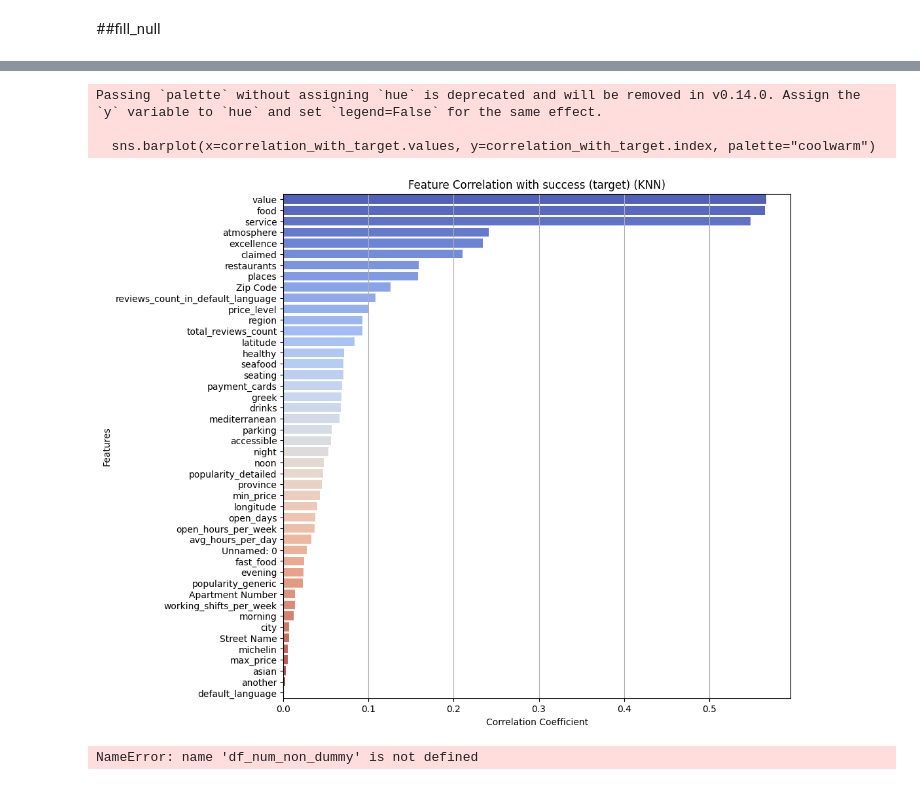
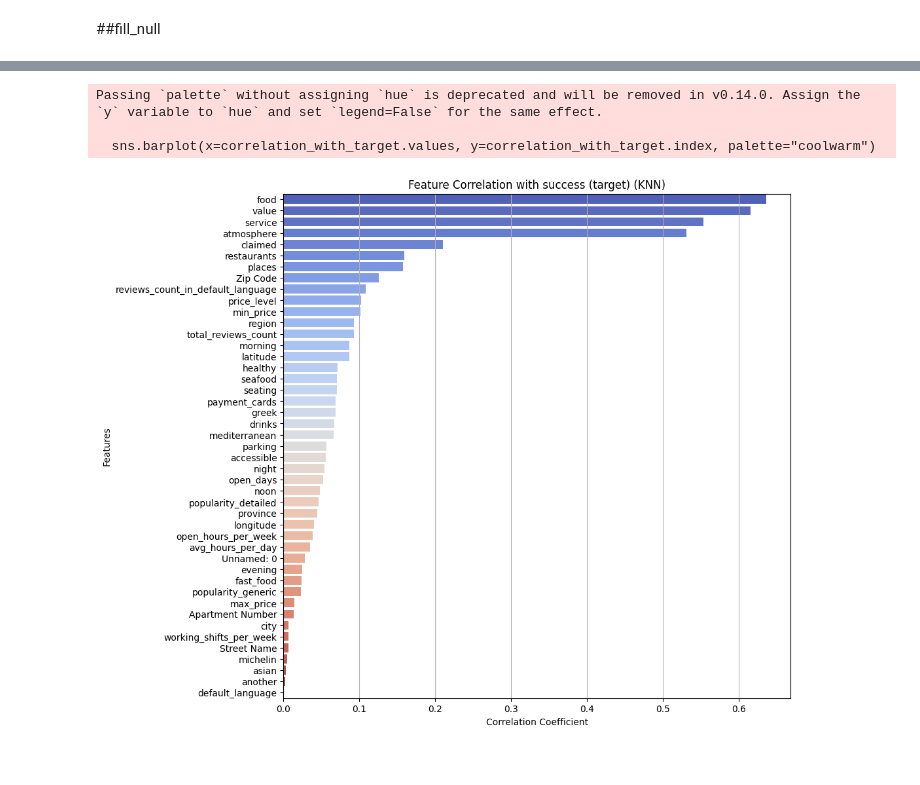
Before and after one commit to yeshurunlevi/popularity-of-restaurants-in-Greece, a Jupyter notebook: popularity_of_restaurants_in_Greece.ipynb, the cells around one changed output, grey strips where cells are left out. Saved outputs shown, nothing was run; the diff lists cells and outputs as text; code cells hidden in the pictures.

```diff
--- a/popularity_of_restaurants_in_Greece.ipynb
+++ b/popularity_of_restaurants_in_Greece.ipynb
@@ -383,4 +382,4 @@ import matplotlib.pyplot as plt
 from scipy.stats import zscore, ks_2samp
 from sklearn.preprocessing import LabelEncoder
 
-df3 = pd.read_csv(r'/content/drive/MyDrive/Trip Advisor EU restaurants /tripadvisor_european_restaurants_1.csv')
+df3 = pd.read_csv(r'/content/drive/MyDrive/Trip Advisor EU restaurants /tripadvisor_european_restaurants_1.csv', index_col=False)
@@ -386,0 +408,8 @@ df3 = pd.read_csv(r'/content/drive/MyDrive/Trip Advisor EU restaurants /tripadvi
+# %%
+continuous_columns = ['latitude', 'longitude', 'open_hours_per_week', 'working_shifts_per_week', 'total_reviews_count', 'reviews_count_in_default_language',
+                      'restaurants', 'places', 'open_days', 'avg_hours_per_day', 'min_price', 'max_price']
+categorial_columns = [col for col in df3.columns if col not in  Continuous_columns]
+df_continuous = df3[Continuous_columns]
+df_cat = df3[categorial_columns]
+# %%
+df3[categorial_columns] = df3[categorial_columns].astype("category")
@@ -454,50 +641,43 @@ Passing `palette` without assigning `hue` is deprecated and will be removed in v
+# %%
+from sklearn.experimental import enable_iterative_imputer
+from sklearn.impute import IterativeImputer
+
+# Define the MICE imputer
+mice_imputer = IterativeImputer(max_iter=10, random_state=42)
+
+# Apply imputation
+df5 = pd.DataFrame(mice_imputer.fit_transform(df4), columns=df4.columns)
+
+# Convert binary columns back to 0/1
+#df5[binary_cols] = df5[binary_cols].round().astype(int)
+
+#for col in round_cols:
+#    df5[col] = [round_to_half(i) for i in df5[col]]
 # %%
 # Sample 10,000 random rows
 #df_sampled = df3.sample(n=15_000, random_state=42)
 
 # Define target column name (change this to your actual target column)
 target_column = "success (target)"
 
 # Compute correlation of all features with the target
-correlation_with_target = df4.corr()[target_column].drop(target_column)  # Exclude self-correlation
+correlation_with_target = df5.corr()[target_column].drop(target_column)  # Exclude self-correlation
 
 # Sort correlations by absolute value (optional, for better visualization)
 correlation_with_target = correlation_with_target.abs().sort_values(ascending=False)
 
 # Plot the correlations
 plt.figure(figsize=(10, 10))
 sns.barplot(x=correlation_with_target.values, y=correlation_with_target.index, palette="coolwarm")
 plt.xlabel("Correlation Coefficient")
 plt.ylabel("Features")
 plt.title(f"Feature Correlation with {target_column} (KNN)")
 plt.grid(axis="x")
 
 # Show the plot
 plt.show()
 # %% [output]
 Passing `palette` without assigning `hue` is deprecated and will be removed in v0.14.0. Assign the `y` variable to `hue` and set `legend=False` for the same effect.
 
   sns.barplot(x=correlation_with_target.values, y=correlation_with_target.index, palette="coolwarm")
-[figure, old version]
+[figure, new version]
-# %%
-def outliers_df(df):
-    total_outliers = pd.DataFrame(columns={'Outlier count','Percent'})
-    for col in df:
-        if col != 'target value':
-            temp = pd.DataFrame(df[col], columns={col})
-            Q1 = df[col].quantile(0.25)
-            Q3 = df[col].quantile(0.75)
-            upper_limit = Q1 + 1.5 * (Q3-Q1)
-            lower_limit = Q3 - 1.5 * (Q3-Q1)
-            upper_outliers = temp[temp[col] > upper_limit]
-            lower_outliers = temp[temp[col] < lower_limit]
-            temp = upper_outliers.append(lower_outliers)
-            b = "{}".format(col)
-            num = len(temp)
-            total_outliers.loc[b] = [num, num/len(df)*100]
-    return total_outliers[total_outliers['Percent']>0]
-
-outliers_df = outliers_df(df_num_non_dummy).sort_values('Percent', ascending=False)
-outliers_df
-# %% [output]
-NameError: name 'df_num_non_dummy' is not defined
```
Also changed, not shown: parts of 15 cells of this notebook.
